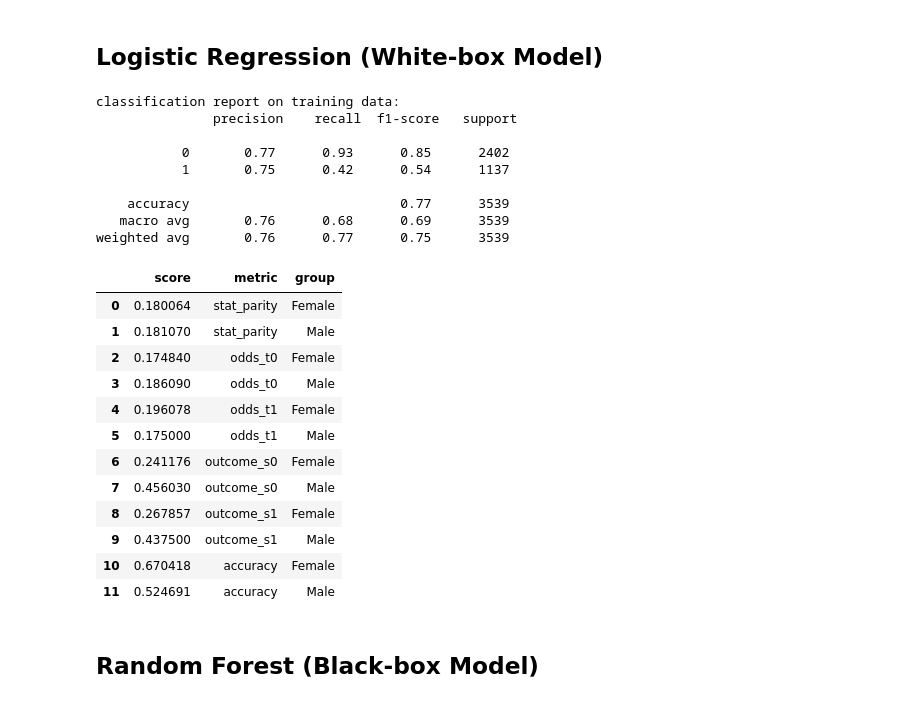
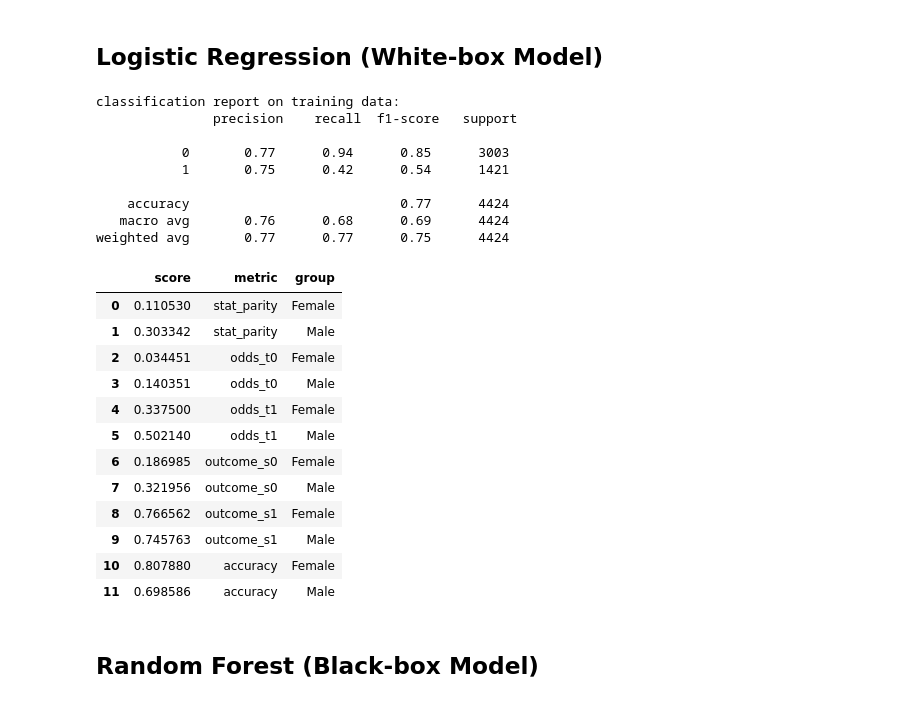
Before and after one commit to Xannadoo/Algorithmic_Fairness_Mandatories, a Jupyter notebook: Exam/Predicting_students_dropout.ipynb, the cells around one changed output. Cells and saved outputs as stored; diff of their text form; code cells hidden in the pictures.

```diff
--- a/Exam/Predicting_students_dropout.ipynb
+++ b/Exam/Predicting_students_dropout.ipynb
@@ -163,6 +161,20 @@ def standard_scale(X_train, X_test): ## We need to scale within the cross val st
+# %%
+def get_debiased_data(X_train, X_test, protected_cols, lambd=0):
+  nonprotected_cols = [col for col in X_train.columns if col not in protected_cols]
+  protected_idx = [X_train.columns.get_loc(col) for col in protected_cols]
+
+  X_train, X_test = standard_scale(X_train, X_test)
+
+  X_train_debiased = debias_features(X_train, protected_idx, l=lambd) # using decorrelation
+  X_train_debiased.columns = nonprotected_cols # Assume the order is the same
+
+  X_test = X_test.drop(columns=protected_idx)
+  X_test.columns = nonprotected_cols
+
+  return X_train_debiased, X_test
 # %%
 def cross_validator(model, X, y, protected_cols=[], n=5, debias=False, lambd=0):
-    kfold = KFold(n, shuffle=True, random_state=seed)
+    kfold = StratifiedKFold(n, shuffle=True, random_state=seed)
 
     y_hat = np.zeros(len(y))
 
@@ -170,11 +182,11 @@ def cross_validator(model, X, y, protected_cols=[], n=5, debias=False, lambd=0):
         X_train, y_train = X.iloc[train_idx], y.iloc[train_idx]
         X_test, y_test = X.iloc[test_idx], y.iloc[test_idx]
 
-        X_train, X_test = standard_scale(X_train, X_test)
         if debias:
-          protected_idx = [X.columns.get_loc(col) for col in protected_cols]
-          X_train = debias_features(X_train, protected_idx, l=lambd) # using decorrelation
-          X_test = X_test.drop(columns=protected_idx)
+          X_train, X_test = get_debiased_data(X_train, X_test, protected_cols, lambd=lambd)
+        else:
+          X_train, X_test = standard_scale(X_train, X_test)
+
 
         model = model.fit(X_train, y_train)
         y_hat[test_idx] = model.predict(X_test)
@@ -746,17 +808,17 @@ print(f"Number of rows with dropout is {rows_not_dropout}, corresponding to {np.
 print(f"Imbalance Ratio (IR) is {np.round(rows_not_dropout/rows_dropout,2)}\n")
 
 # Plotting
-labels = ['Dropout', 'No Dropout']
+labs = ['Dropout', 'No Dropout']
 values = [rows_dropout, rows_not_dropout]
 
 plt.figure(figsize=(8, 6))
-plt.bar(labels, values, color=['#ffcea5', '#c9ffc7'])
+plt.bar(labs, values, color=['#ffcea5', '#c9ffc7'])
 plt.xlabel('Dropout')
 plt.ylabel('Number of Rows')
 plt.title('Distribution of Dropout in the Dataset')
 
 # Add percentages on top of bars
-for i in range(len(labels)):
+for i in range(len(labs)):
     plt.text(i, values[i] + 50, f'{values[i]} ({np.round(100 * values[i]/total_rows, 2)}%)', ha='center')
 
 plt.show()
@@ -877,40 +937,37 @@ RFclf = RandomForestClassifier(max_depth=5,
 # %% [markdown]
 ## Logistic Regression (White-box Model)
 # %%
-logreg_preds = cross_validator(logreg, X_train, y_train, debias=False)
+logreg_preds = cross_validator(logreg, features, labels, debias=False)
 
+print("classification report on training data:\n",classification_report(labels, logreg_preds))
 
-print("classification report on training data:\n",classification_report(y_train, logreg_preds))
-
-
-log_metric_score = metric_scores(y_test=y_train, y_pred = logreg_preds, group_test=group_train)
+log_metric_score = metric_scores(y_test=labels, y_pred = logreg_preds, group_test=groups['Gender'])
 log_metric_df = metric_df(log_metric_score, group_names=["Female", "Male"], names=metric_names)
 
-
 log_metric_df
 # %% [output]
 classification report on training data:
                precision    recall  f1-score   support
 
-           0       0.77      0.93      0.85      2402
-           1       0.75      0.42      0.54      1137
+           0       0.77      0.94      0.85      3003
+           1       0.75      0.42      0.54      1421
 
-    accuracy                           0.77      3539
-   macro avg       0.76      0.68      0.69      3539
-weighted avg       0.76      0.77      0.75      3539
+    accuracy                           0.77      4424
+   macro avg       0.76      0.68      0.69      4424
+weighted avg       0.77      0.77      0.75      4424
 |  | score | metric | group |
-| 0 | 0.180064 | stat_parity | Female |
-| 1 | 0.181070 | stat_parity | Male |
-| 2 | 0.174840 | odds_t0 | Female |
-| 3 | 0.186090 | odds_t0 | Male |
-| 4 | 0.196078 | odds_t1 | Female |
-| 5 | 0.175000 | odds_t1 | Male |
-| 6 | 0.241176 | outcome_s0 | Female |
-| 7 | 0.456030 | outcome_s0 | Male |
-| 8 | 0.267857 | outcome_s1 | Female |
-| 9 | 0.437500 | outcome_s1 | Male |
-| 10 | 0.670418 | accuracy | Female |
-| 11 | 0.524691 | accuracy | Male |
+| 0 | 0.110530 | stat_parity | Female |
+| 1 | 0.303342 | stat_parity | Male |
+| 2 | 0.034451 | odds_t0 | Female |
+| 3 | 0.140351 | odds_t0 | Male |
+| 4 | 0.337500 | odds_t1 | Female |
+| 5 | 0.502140 | odds_t1 | Male |
+| 6 | 0.186985 | outcome_s0 | Female |
+| 7 | 0.321956 | outcome_s0 | Male |
+| 8 | 0.766562 | outcome_s1 | Female |
+| 9 | 0.745763 | outcome_s1 | Male |
+| 10 | 0.807880 | accuracy | Female |
+| 11 | 0.698586 | accuracy | Male |
 # %% [markdown]
 ## Random Forest (Black-box Model)
 # %%
```
Also changed, not shown: parts of 39 cells of this notebook.
